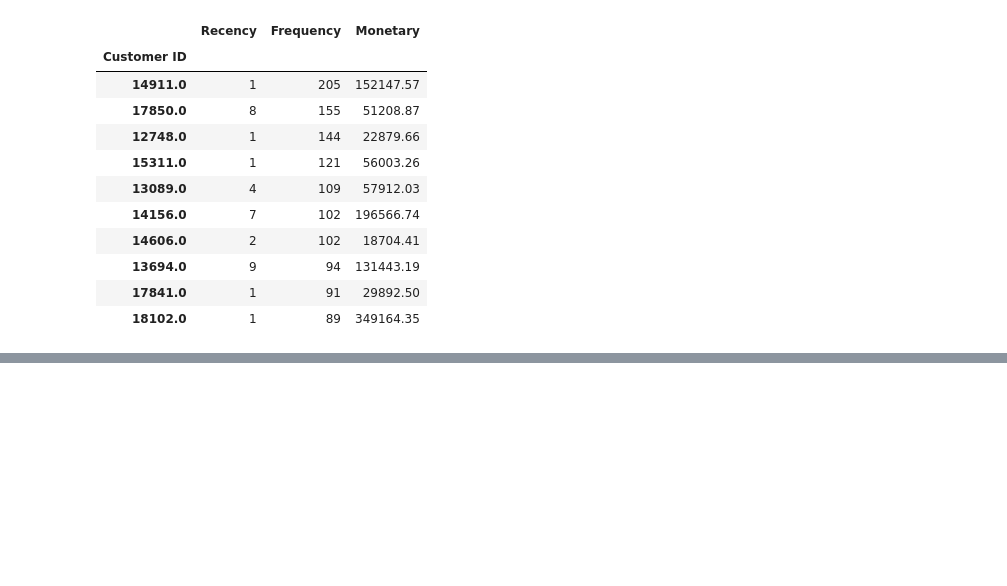
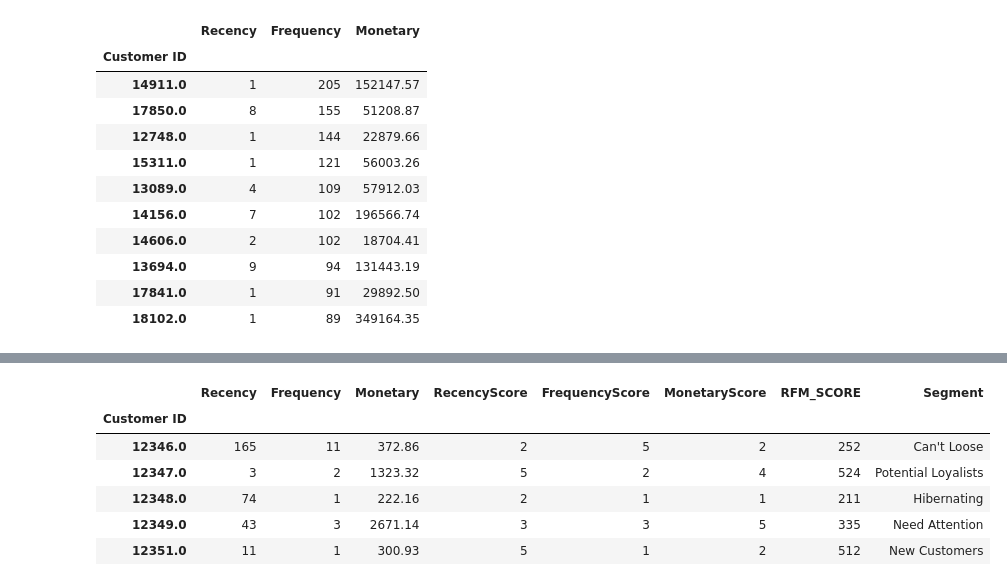
Before and after one commit to Abdulmujeeb-Taiwo/Customer-Segmentation, a Jupyter notebook: RFM_Analysis.ipynb, the cells around one changed output, grey strips where cells are left out. Cells and saved outputs as stored; diff of their text form; code cells hidden in the pictures; blank space fills up the shorter version.

```diff
--- a/RFM_Analysis.ipynb
+++ b/RFM_Analysis.ipynb
@@ -343,0 +435,25 @@ rfm_df.sort_values(by='Frequency', ascending=False).head(10)
+# %%
+seg_map = {
+    r'[1-2][1-2]': 'Hibernating',
+    r'[1-2][3-4]': 'At Risk',
+    r'[1-2]5': 'Can\'t Loose',
+    r'3[1-2]': 'About to Sleep',
+    r'33': 'Need Attention',
+    r'[3-4][4-5]': 'Loyal Customers',
+    r'41': 'Promising',
+    r'51': 'New Customers',
+    r'[4-5][2-3]': 'Potential Loyalists',
+    r'5[4-5]': 'Champions'
+}
+# %%
+rfm_df['Segment'] = rfm_df['Segment'].replace(seg_map, regex=True)
+
+rfm_df.head()
+# %% [output]
+|  | Recency | Frequency | Monetary | RecencyScore | FrequencyScore | MonetaryScore | RFM_SCORE | Segment |
+| Customer ID |  |  |  |  |  |  |  |  |
+| 12346.0 | 165 | 11 | 372.86 | 2 | 5 | 2 | 252 | Can't Loose |
+| 12347.0 | 3 | 2 | 1323.32 | 5 | 2 | 4 | 524 | Potential Loyalists |
+| 12348.0 | 74 | 1 | 222.16 | 2 | 1 | 1 | 211 | Hibernating |
+| 12349.0 | 43 | 3 | 2671.14 | 3 | 3 | 5 | 335 | Need Attention |
+| 12351.0 | 11 | 1 | 300.93 | 5 | 1 | 2 | 512 | New Customers |
```
Also changed, not shown: parts of 13 cells of this notebook.
